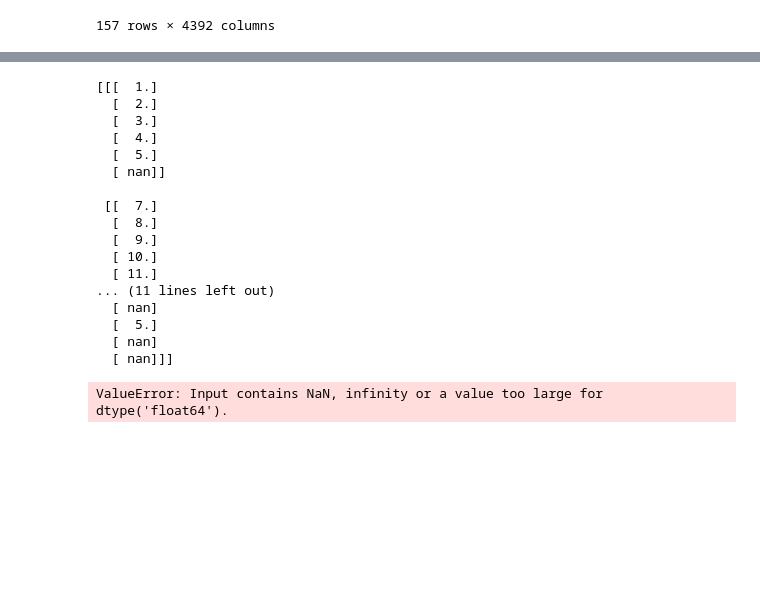
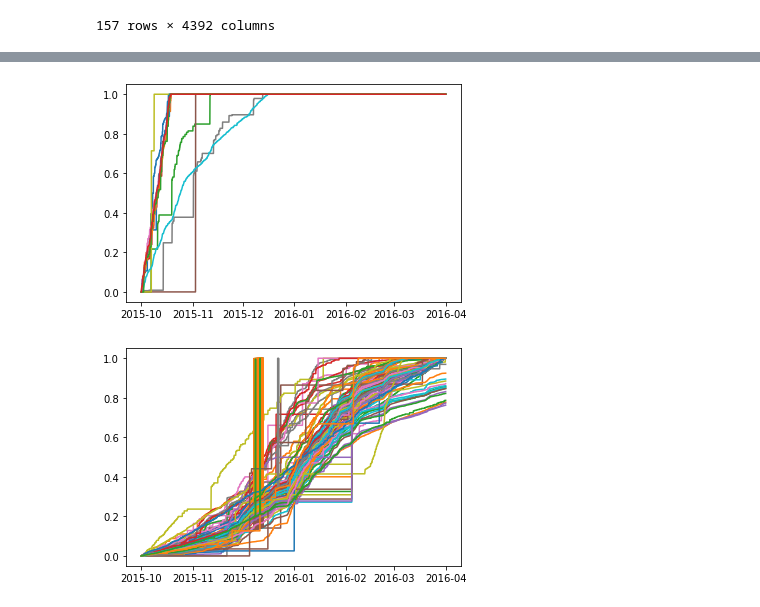
Before and after one commit to sunxiuqi-stacked/ee4211proj, a Jupyter notebook: EE4211_project.ipynb, the cells around one changed output, grey strips where cells are left out. Saved outputs shown, nothing was run; the diff lists cells and outputs as text; code cells hidden in the pictures; blank space fills up the shorter version.

Commit message:
cluster using kmeans

```diff
--- a/EE4211_project.ipynb
+++ b/EE4211_project.ipynb
@@ -406,27 +415,17 @@ labels_bis
-# %%
-from tslearn.clustering import TimeSeriesKMeans
-from tslearn.utils import to_time_series_dataset
-x = to_time_series_dataset([[1,2,3,4,5],[7,8,9,10,11,12],[1,2,100,4],[2,3,np.nan,5]])
-km_bis = TimeSeriesKMeans(n_clusters=2, metric="softdtw")
-print(x)
-labels_bis = km_bis.fit_predict(x)
-labels_bis
-# %% [output]
-[[[  1.]
-  [  2.]
-  [  3.]
-  [  4.]
-  [  5.]
-  [ nan]]
-
- [[  7.]
-  [  8.]
-  [  9.]
-  [ 10.]
-  [ 11.]
-... (11 lines left out)
-  [ nan]
-  [  5.]
-  [ nan]
-  [ nan]]]
-ValueError: Input contains NaN, infinity or a value too large for dtype('float64').
+# %%
+cluster0 = np.where(labels_bis == 0)
+cluster1 = np.where(labels_bis == 1)
+cluster0df = df3.iloc[cluster0]
+cluster1df = df3.iloc[cluster1]
+# %%
+for index, row in cluster0df.iterrows():
+    plt.plot(dfResampled2.columns, row.values)
+plt.show()
+# %% [output]
+[figure, added]
+# %%
+for index, row in cluster1df.iterrows():
+    plt.plot(dfResampled2.columns, row.values)
+plt.show()
+# %% [output]
+[figure, added]
```
Also changed, not shown: parts of 9 cells of this notebook, 2 other files.
